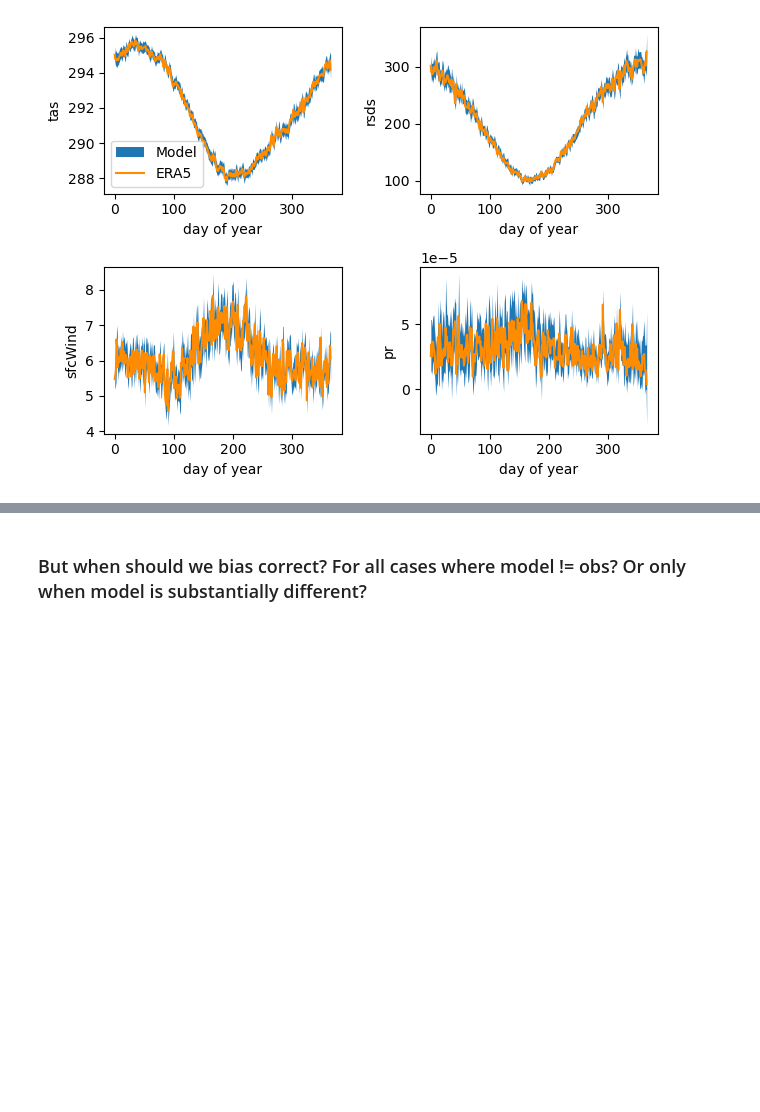
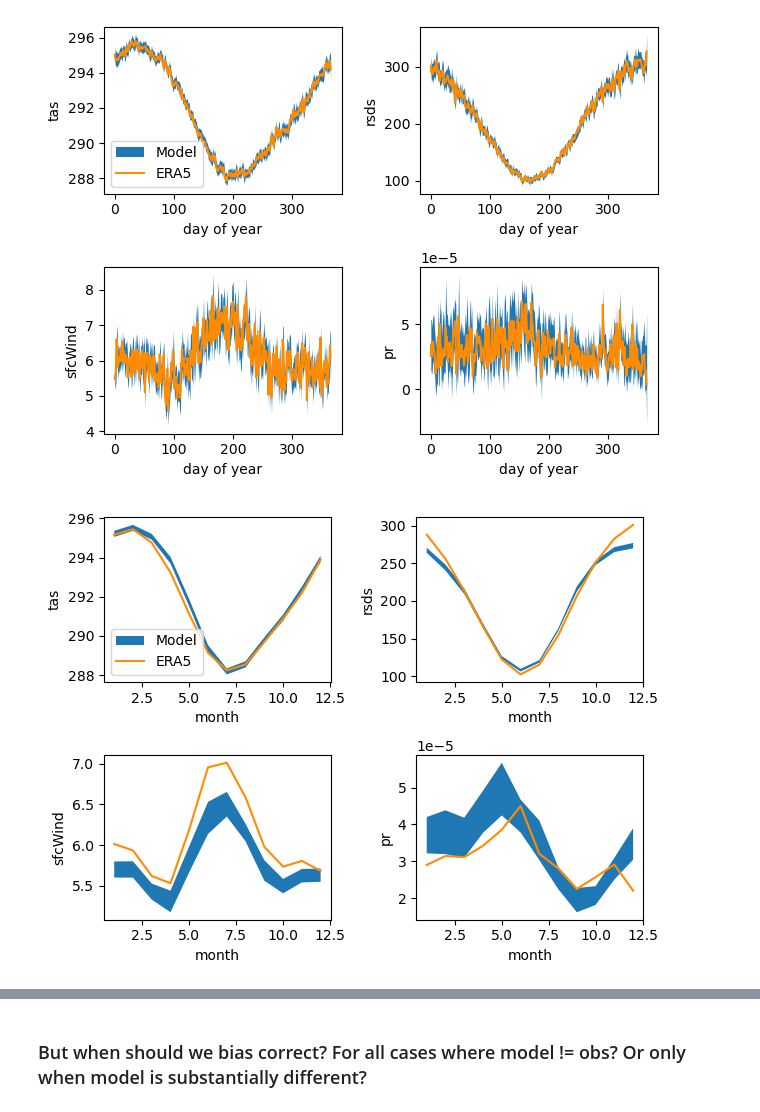
Before and after one commit to dougrichardson/LE_bias_correct, a Jupyter notebook: mean_bias.ipynb, the cells around one changed output, grey strips where cells are left out. Saved outputs shown, nothing was run; the diff lists cells and outputs as text; code cells hidden in the pictures; blank space fills up the shorter version.

```diff
--- a/mean_bias.ipynb
+++ b/mean_bias.ipynb
@@ -231,6 +234,8 @@ def plot_clim(ax, clim_era, clim_model, var_name):
 
     return ax
 # %%
+period = "dayofyear"
+
 fig, ax = plt.subplots(2, 2)
 
 for i, (da_era, da_model, var) in enumerate(zip(
@@ -243,10 +248,10 @@ for i, (da_era, da_model, var) in enumerate(zip(
     cell_model = sel_cell(da_model, cell).compute()
 
     # Climatology
-    e_clim = get_clim(cell_era, "dayofyear")
-    m_clim = get_clim(cell_model, "dayofyear")
+    e_clim = get_clim(cell_era, period)
+    m_clim = get_clim(cell_model, period)
 
-    p = plot_clim(ax.flatten()[i], e_clim, m_clim, var)
+    p = plot_clim(ax.flatten()[i], e_clim, m_clim, var, period)
 
     if i == 0:
         p.legend(loc="lower left")
@@ -255,6 +260,8 @@ for i, (da_era, da_model, var) in enumerate(zip(
 # %% [output]
 [figure]
 # %%
+period = "dayofyear"
+
 fig, ax = plt.subplots(2, 2)
 
 for i, (da_era, da_model, var) in enumerate(zip(
@@ -274,16 +281,16 @@ for i, (da_era, da_model, var) in enumerate(zip(
 
     m_bc = remove_bias(
         cell_model,
-        get_bias(cell_model, cell_era, "dayofyear", True, method),
-        "dayofyear",
+        get_bias(cell_model, cell_era, period, True, method),
+        period,
         method
     )
 
     # climatology
-    m_bc_clim = get_clim(m_bc, "dayofyear")
-    e_clim = get_clim(cell_era, "dayofyear")
+    m_bc_clim = get_clim(m_bc, period)
+    e_clim = get_clim(cell_era, period)
 
-    p = plot_clim(ax.flatten()[i], e_clim, m_bc_clim, var)
+    p = plot_clim(ax.flatten()[i], e_clim, m_bc_clim, var, period)
 
     if i == 0:
         p.legend(loc="lower left")
@@ -291,3 +298,29 @@ for i, (da_era, da_model, var) in enumerate(zip(
     plt.tight_layout()
 # %% [output]
 [figure]
+# %%
+period = "month"
+
+fig, ax = plt.subplots(2, 2)
+
+for i, (da_era, da_model, var) in enumerate(zip(
+    [tas_era, rsds_era, sfcWind_era, pr_era],
+    [tas_model, rsds_model, sfcWind_model, pr_model],
+    ["tas", "rsds", "sfcWind", "pr"]
+)):
+    # Select single cell
+    cell_era = sel_cell(da_era, cell).compute()
+    cell_model = sel_cell(da_model, cell).compute()
+
+    # Climatology
+    e_clim = get_clim(cell_era, period)
+    m_clim = get_clim(cell_model, period)
+
+    p = plot_clim(ax.flatten()[i], e_clim, m_clim, var, period)
+
+    if i == 0:
+        p.legend(loc="lower left")
+
+    plt.tight_layout()
+# %% [output]
+[figure, added]
```
Also changed, not shown: parts of 9 cells of this notebook.
